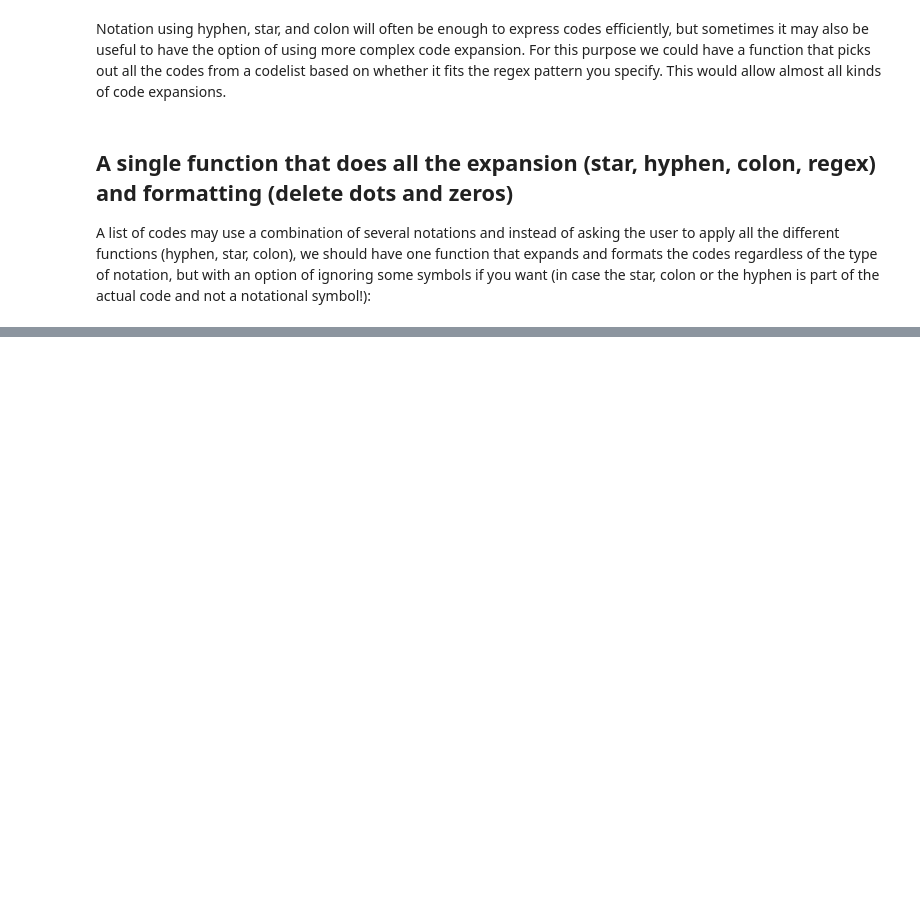
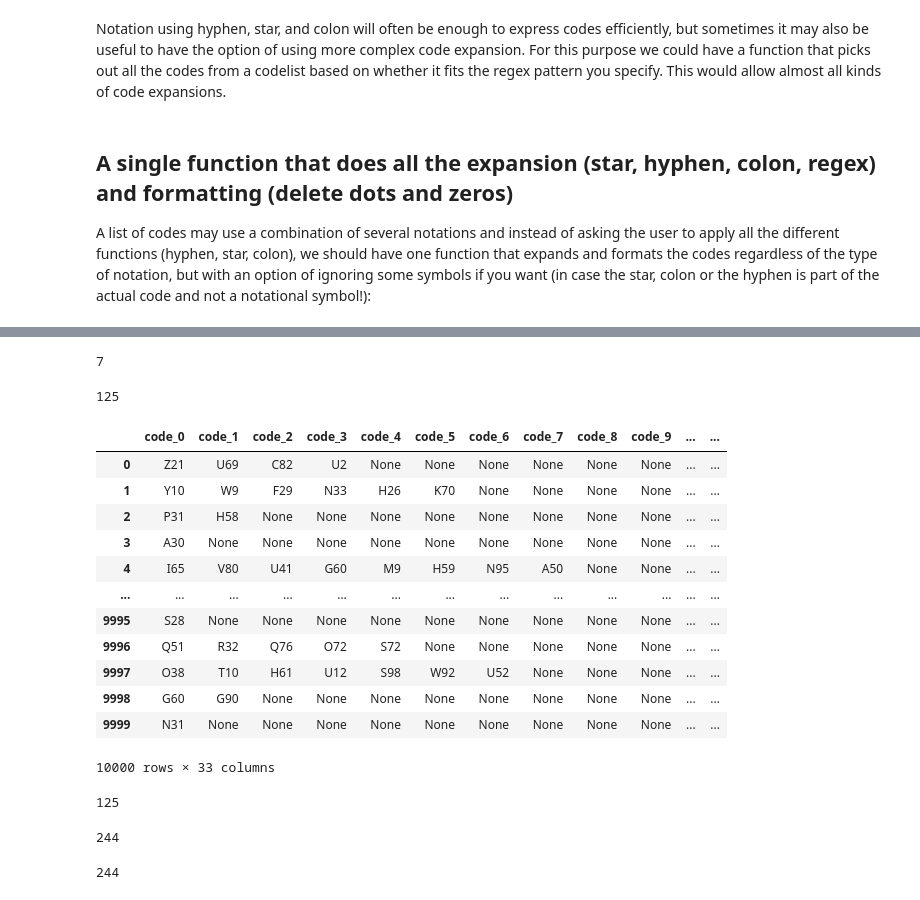
Before and after one commit to hmelberg/pinga, a Jupyter notebook: notation.ipynb, the cells around one changed output, grey strips where cells are left out. Saved outputs shown, nothing was run; the diff lists cells and outputs as text; code cells hidden in the pictures; blank space fills up the shorter version.

```diff
--- a/notation.ipynb
+++ b/notation.ipynb
@@ -557,0 +667,3 @@ def get_rows(df, codes, cols=None, sep=None, pid='pid'):
+# %%
+df = make_data(n=10000, seed=True)
+df
@@ -557,0 +684,39 @@ def get_rows(df, codes, cols=None, sep=None, pid='pid'):
+# %%
+sum(get_rows(df=df, codes='Z21', cols='code', sep=','))
+# %% [output]
+7
+# %%
+sum(get_rows(df=df, codes='Z2*', cols='code', sep=',', expand=True))
+# %% [output]
+125
+# %%
+many = df.code.str.split(',', expand=True)
+many =many.add_prefix('code_')
+many
+# %% [output]
+|  | code_0 | code_1 | code_2 | code_3 | code_4 | code_5 | code_6 | code_7 | code_8 | code_9 | ... | ... |
+| 0 | Z21 | U69 | C82 | U2 | None | None | None | None | None | None | ... | ... |
+| 1 | Y10 | W9 | F29 | N33 | H26 | K70 | None | None | None | None | ... | ... |
+| 2 | P31 | H58 | None | None | None | None | None | None | None | None | ... | ... |
+| 3 | A30 | None | None | None | None | None | None | None | None | None | ... | ... |
+| 4 | I65 | V80 | U41 | G60 | M9 | H59 | N95 | A50 | None | None | ... | ... |
+| ... | ... | ... | ... | ... | ... | ... | ... | ... | ... | ... | ... | ... |
+| 9995 | S28 | None | None | None | None | None | None | None | None | None | ... | ... |
+| 9996 | Q51 | R32 | Q76 | O72 | S72 | None | None | None | None | None | ... | ... |
+| 9997 | O38 | T10 | H61 | U12 | S98 | W92 | U52 | None | None | None | ... | ... |
+| 9998 | G60 | G90 | None | None | None | None | None | None | None | None | ... | ... |
+| 9999 | N31 | None | None | None | None | None | None | None | None | None | ... | ... |
+10000 rows × 33 columns
+# %%
+cols=list(many.columns)
+sum(get_rows(df=many, codes='Z2*', cols=cols, expand=True))
+# %% [output]
+125
+# %%
+sum(get_rows(df=df, codes=['Z2*', 'Q7*'], cols='code', sep=True, expand=True))
+# %% [output]
+244
+# %%
+sum(get_rows(df=many, codes=['Z2*', 'Q7*'], cols=cols, expand=True))
+# %% [output]
+244
```
Also changed, not shown: parts of 10 cells of this notebook.
